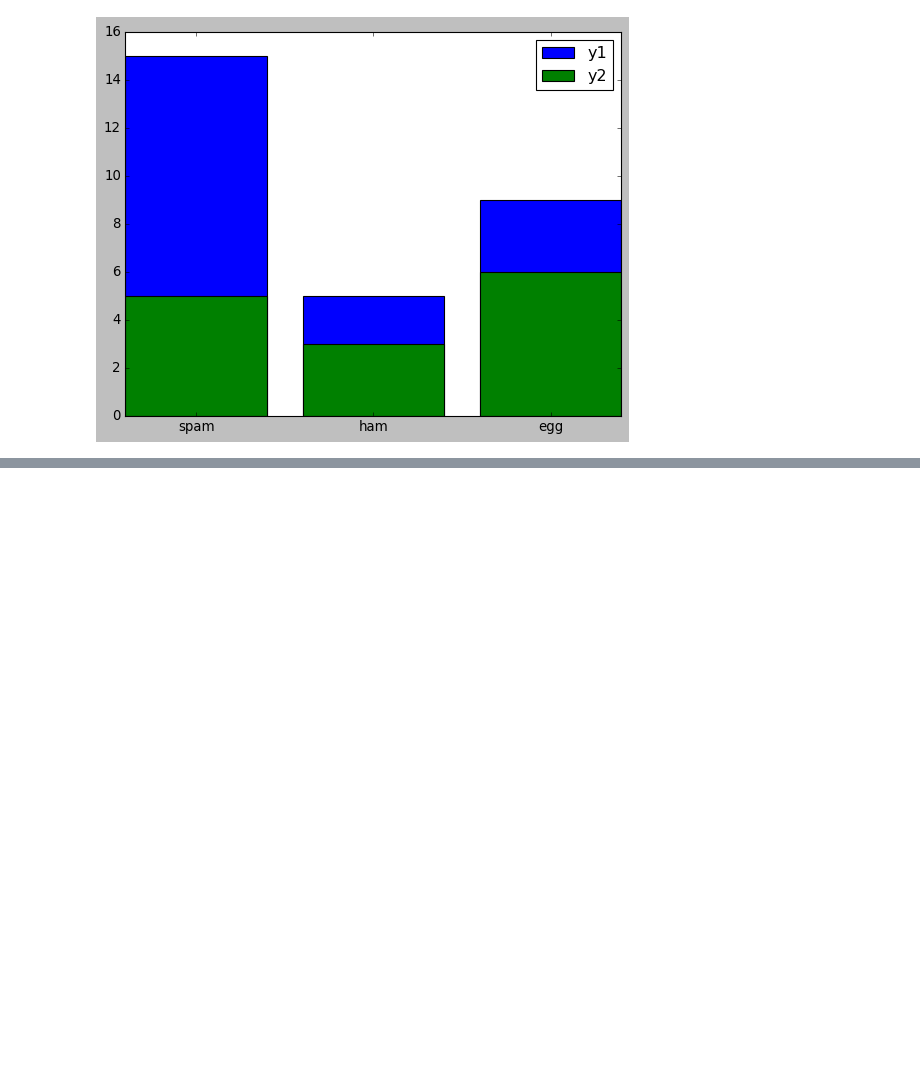
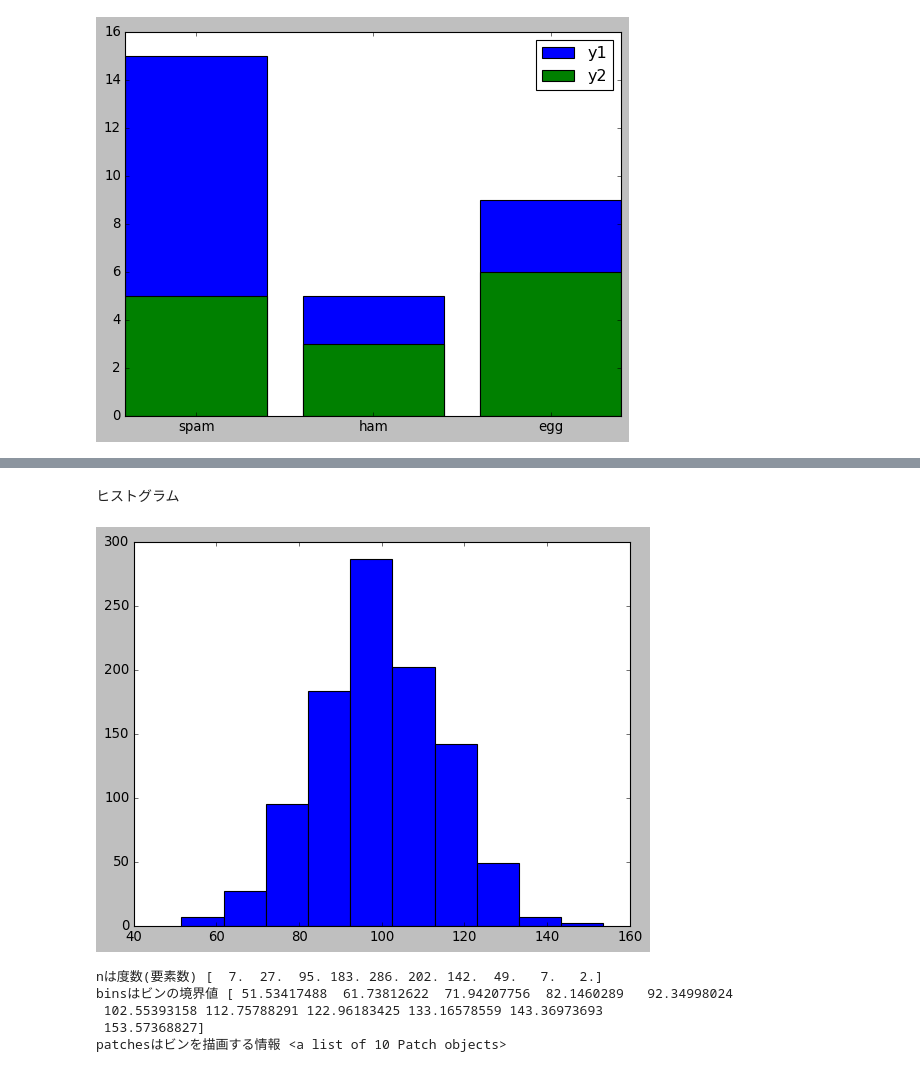
Before and after one commit to its1b3g-kteam/tsubaki_work, a Jupyter notebook: インプット/教科書/Chap4_matplotlib.ipynb, the cells around one changed output, grey strips where cells are left out. Drawn from its saved outputs; the diff is of its cells as text; code cells hidden in the pictures; blank space fills up the shorter version.

```diff
--- a/インプット/教科書/Chap4_matplotlib.ipynb
+++ b/インプット/教科書/Chap4_matplotlib.ipynb
@@ -205,0 +245,29 @@ plt.show()
+# %% [markdown]
+ヒストグラム
+# %%
+#データ生成
+np.random.seed(123)
+mu = 100 #平均値
+sigma = 15 #標準偏差
+x = np.random.normal(mu,sigma,1000)
+
+fig,ax = plt.subplots()
+
+#ヒストグラムを描画
+n,bins,patches = ax.hist(x)
+plt.show()
+# %% [output]
+[figure, added]
+# %%
+#度数
+print("nは度数(要素数)",n)
+
+print("binsはビンの境界値",bins)
+
+print("patchesはビンを描画する情報",patches)
+# %% [output]
+nは度数(要素数) [  7.  27.  95. 183. 286. 202. 142.  49.   7.   2.]
+binsはビンの境界値 [ 51.53417488  61.73812622  71.94207756  82.1460289   92.34998024
+ 102.55393158 112.75788291 122.96183425 133.16578559 143.36973693
+ 153.57368827]
+patchesはビンを描画する情報 <a list of 10 Patch objects>
```
Also changed, not shown: parts of 5 cells of this notebook.
